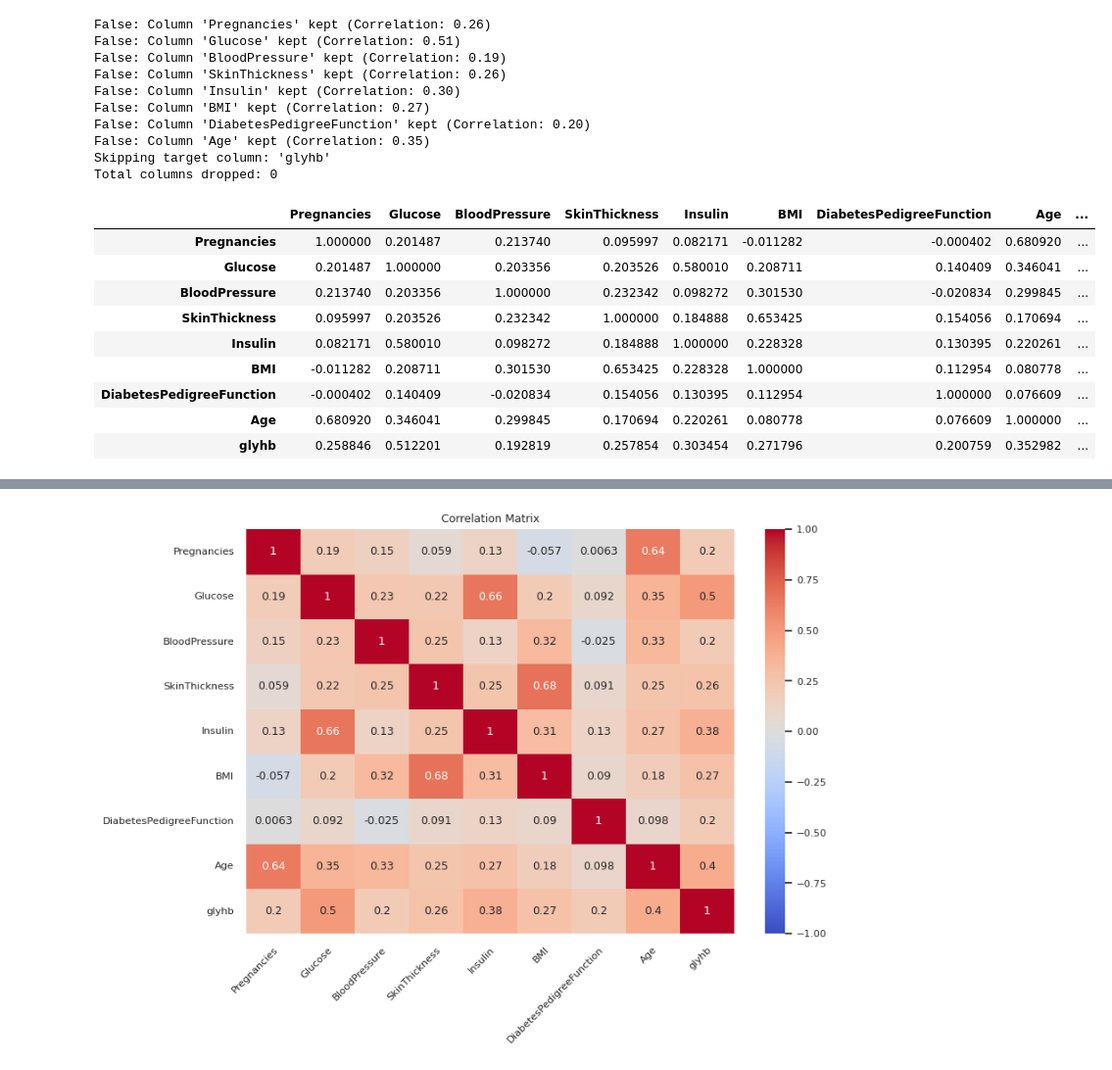
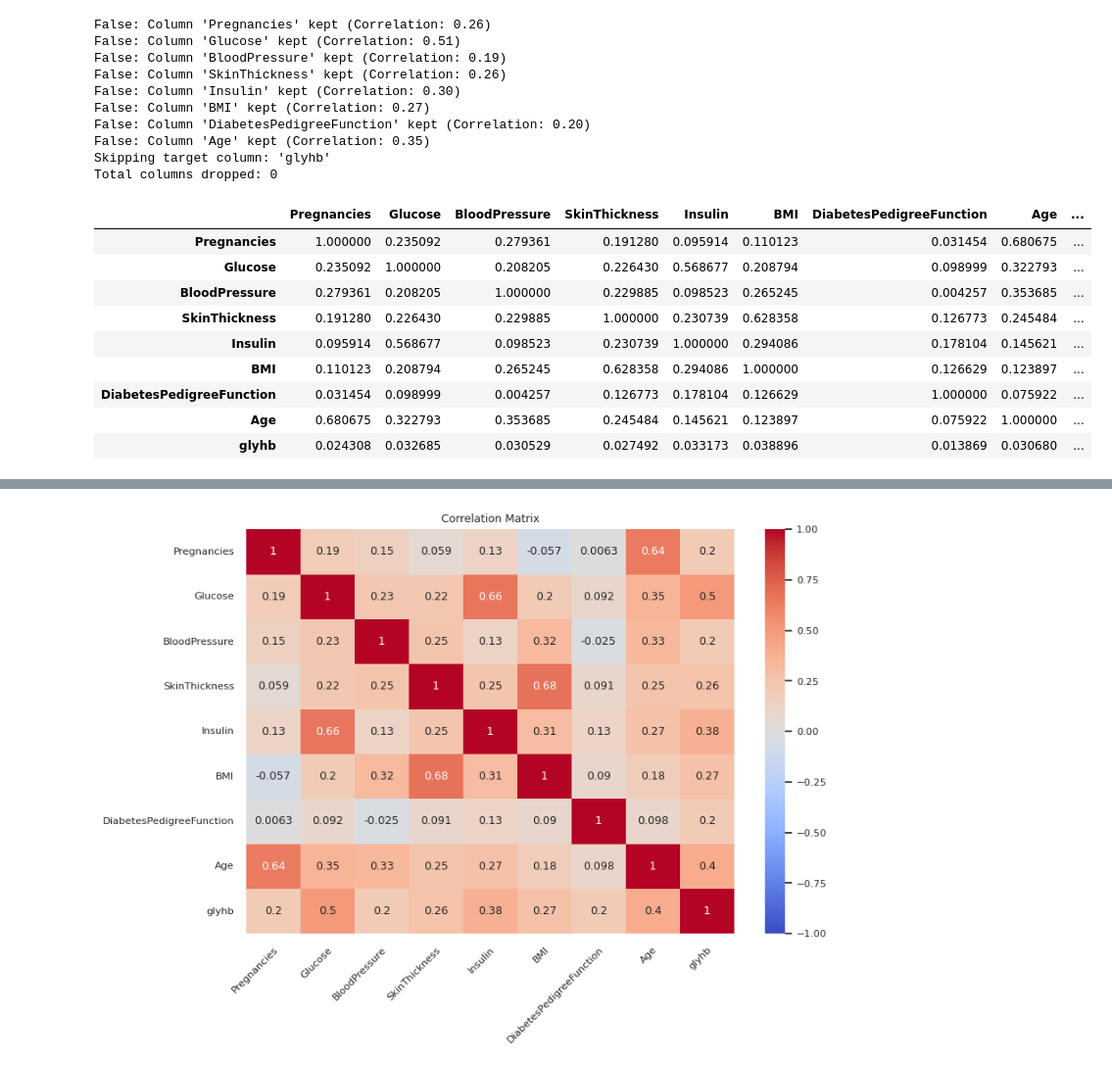
Before and after one commit to Thaer-F-Ali/Logistitc_Regression_Implimitation, a Jupyter notebook: logistic_regression_implimintaion.ipynb, the cells around one changed output, grey strips where cells are left out. Shown at 98% size. Cells and saved outputs as stored; diff of their text form; code cells hidden in the pictures.

```diff
--- a/logistic_regression_implimintaion.ipynb
+++ b/logistic_regression_implimintaion.ipynb
@@ -772,15 +787,15 @@ False: Column 'Age' kept (Correlation: 0.35)
 Skipping target column: 'glyhb'
 Total columns dropped: 0
 # %%
-diab_data4_corr.corr(numeric_only=True)
+diab_data3.corr(numeric_only=True)
 # %% [output]
 |  | Pregnancies | Glucose | BloodPressure | SkinThickness | Insulin | BMI | DiabetesPedigreeFunction | Age | ... |
-| Pregnancies | 1.000000 | 0.201487 | 0.213740 | 0.095997 | 0.082171 | -0.011282 | -0.000402 | 0.680920 | ... |
-| Glucose | 0.201487 | 1.000000 | 0.203356 | 0.203526 | 0.580010 | 0.208711 | 0.140409 | 0.346041 | ... |
-| BloodPressure | 0.213740 | 0.203356 | 1.000000 | 0.232342 | 0.098272 | 0.301530 | -0.020834 | 0.299845 | ... |
-| SkinThickness | 0.095997 | 0.203526 | 0.232342 | 1.000000 | 0.184888 | 0.653425 | 0.154056 | 0.170694 | ... |
-| Insulin | 0.082171 | 0.580010 | 0.098272 | 0.184888 | 1.000000 | 0.228328 | 0.130395 | 0.220261 | ... |
-| BMI | -0.011282 | 0.208711 | 0.301530 | 0.653425 | 0.228328 | 1.000000 | 0.112954 | 0.080778 | ... |
-| DiabetesPedigreeFunction | -0.000402 | 0.140409 | -0.020834 | 0.154056 | 0.130395 | 0.112954 | 1.000000 | 0.076609 | ... |
-| Age | 0.680920 | 0.346041 | 0.299845 | 0.170694 | 0.220261 | 0.080778 | 0.076609 | 1.000000 | ... |
-| glyhb | 0.258846 | 0.512201 | 0.192819 | 0.257854 | 0.303454 | 0.271796 | 0.200759 | 0.352982 | ... |
+| Pregnancies | 1.000000 | 0.235092 | 0.279361 | 0.191280 | 0.095914 | 0.110123 | 0.031454 | 0.680675 | ... |
+| Glucose | 0.235092 | 1.000000 | 0.208205 | 0.226430 | 0.568677 | 0.208794 | 0.098999 | 0.322793 | ... |
+| BloodPressure | 0.279361 | 0.208205 | 1.000000 | 0.229885 | 0.098523 | 0.265245 | 0.004257 | 0.353685 | ... |
+| SkinThickness | 0.191280 | 0.226430 | 0.229885 | 1.000000 | 0.230739 | 0.628358 | 0.126773 | 0.245484 | ... |
+| Insulin | 0.095914 | 0.568677 | 0.098523 | 0.230739 | 1.000000 | 0.294086 | 0.178104 | 0.145621 | ... |
+| BMI | 0.110123 | 0.208794 | 0.265245 | 0.628358 | 0.294086 | 1.000000 | 0.126629 | 0.123897 | ... |
+| DiabetesPedigreeFunction | 0.031454 | 0.098999 | 0.004257 | 0.126773 | 0.178104 | 0.126629 | 1.000000 | 0.075922 | ... |
+| Age | 0.680675 | 0.322793 | 0.353685 | 0.245484 | 0.145621 | 0.123897 | 0.075922 | 1.000000 | ... |
+| glyhb | 0.024308 | 0.032685 | 0.030529 | 0.027492 | 0.033173 | 0.038896 | 0.013869 | 0.030680 | ... |
```
Also changed, not shown: parts of 8 cells of this notebook.
